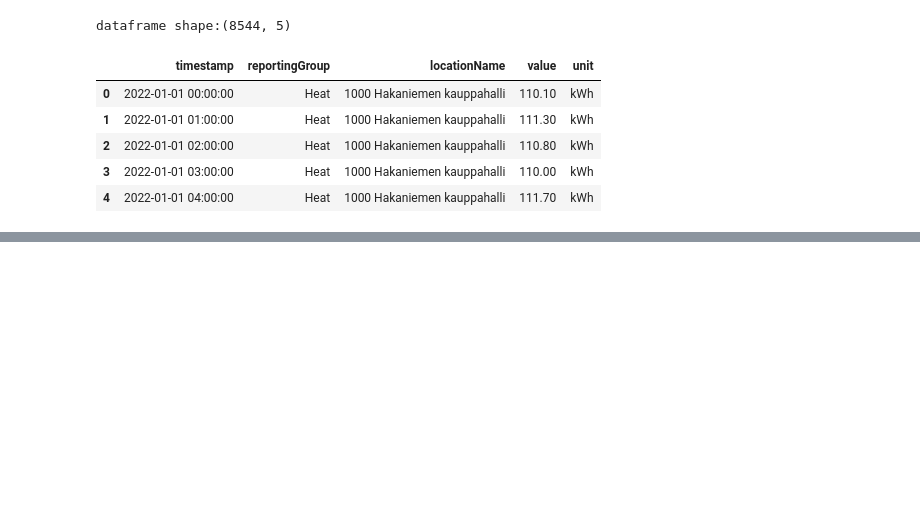
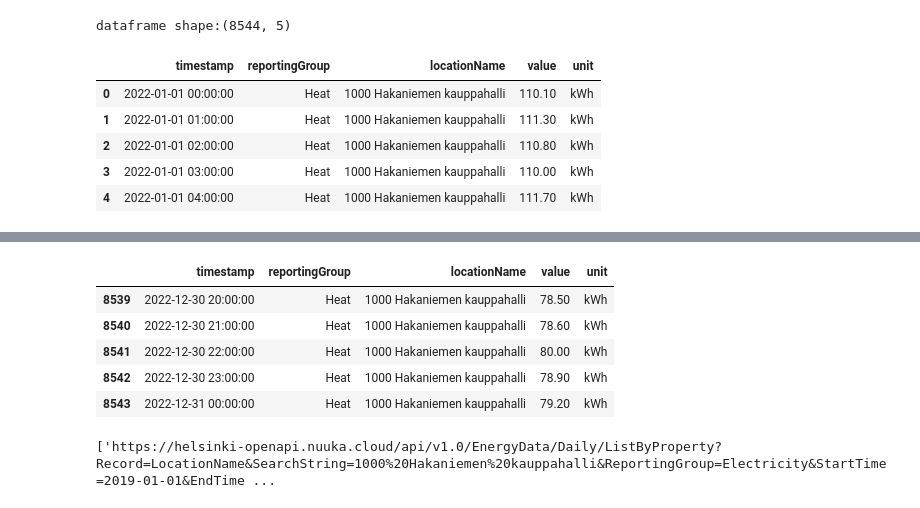
Before and after one commit to Jerry-Aremu/helsinki_energy_consumption, a Jupyter notebook: helsinki_properties_energy_consumption.ipynb, the cells around one changed output, grey strips where cells are left out. Saved outputs shown, nothing was run; the diff lists cells and outputs as text; code cells hidden in the pictures; blank space fills up the shorter version.

```diff
--- a/helsinki_properties_energy_consumption.ipynb
+++ b/helsinki_properties_energy_consumption.ipynb
@@ -628,0 +136,9 @@ get_data_request_as_json()
+# %%
+hourly_heat_2022_df.tail()
+# %% [output]
+|  | timestamp | reportingGroup | locationName | value | unit |
+| 8539 | 2022-12-30 20:00:00 | Heat | 1000 Hakaniemen kauppahalli | 78.50 | kWh |
+| 8540 | 2022-12-30 21:00:00 | Heat | 1000 Hakaniemen kauppahalli | 78.60 | kWh |
+| 8541 | 2022-12-30 22:00:00 | Heat | 1000 Hakaniemen kauppahalli | 80.00 | kWh |
+| 8542 | 2022-12-30 23:00:00 | Heat | 1000 Hakaniemen kauppahalli | 78.90 | kWh |
+| 8543 | 2022-12-31 00:00:00 | Heat | 1000 Hakaniemen kauppahalli | 79.20 | kWh |
@@ -628,0 +150,19 @@ get_data_request_as_json()
+# %%
+df1 = pd.read_json('data.json')
+
+# list of location names with space replacement
+location_names = [location.replace(" ", "%20") for location in df1['locationName']]
+
+# List to store URLs with valid JSON data
+valid_urls = []
+
+# Fetching data for each location
+for location in location_names:
+    #print()
+    url = f"https://helsinki-openapi.nuuka.cloud/api/v1.0/EnergyData/Daily/ListByProperty?Record=LocationName&SearchString={location}&ReportingGroup=Electricity&StartTime=2019-01-01&EndTime=2019-12-31"
+    response = requests.get(url)
+    data = response.json()
+    if 'errorCode' not in data or data['errorCode'] != 'MissingSettingsException':
+        valid_urls.append(url)
+# %% [output]
+['https://helsinki-openapi.nuuka.cloud/api/v1.0/EnergyData/Daily/ListByProperty?Record=LocationName&SearchString=1000%20Hakaniemen%20kauppahalli&ReportingGroup=Electricity&StartTime=2019-01-01&EndTime ...
```
Also changed, not shown: parts of 69 cells of this notebook.
